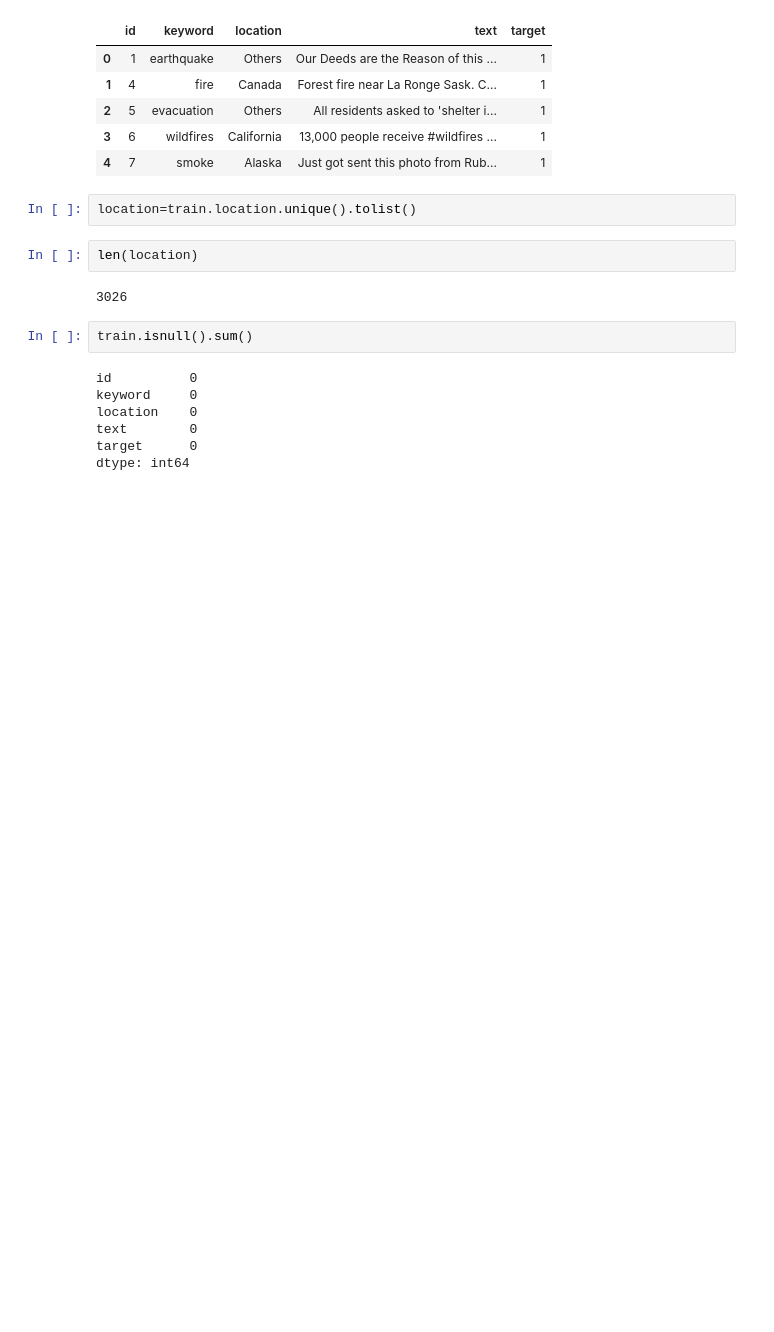
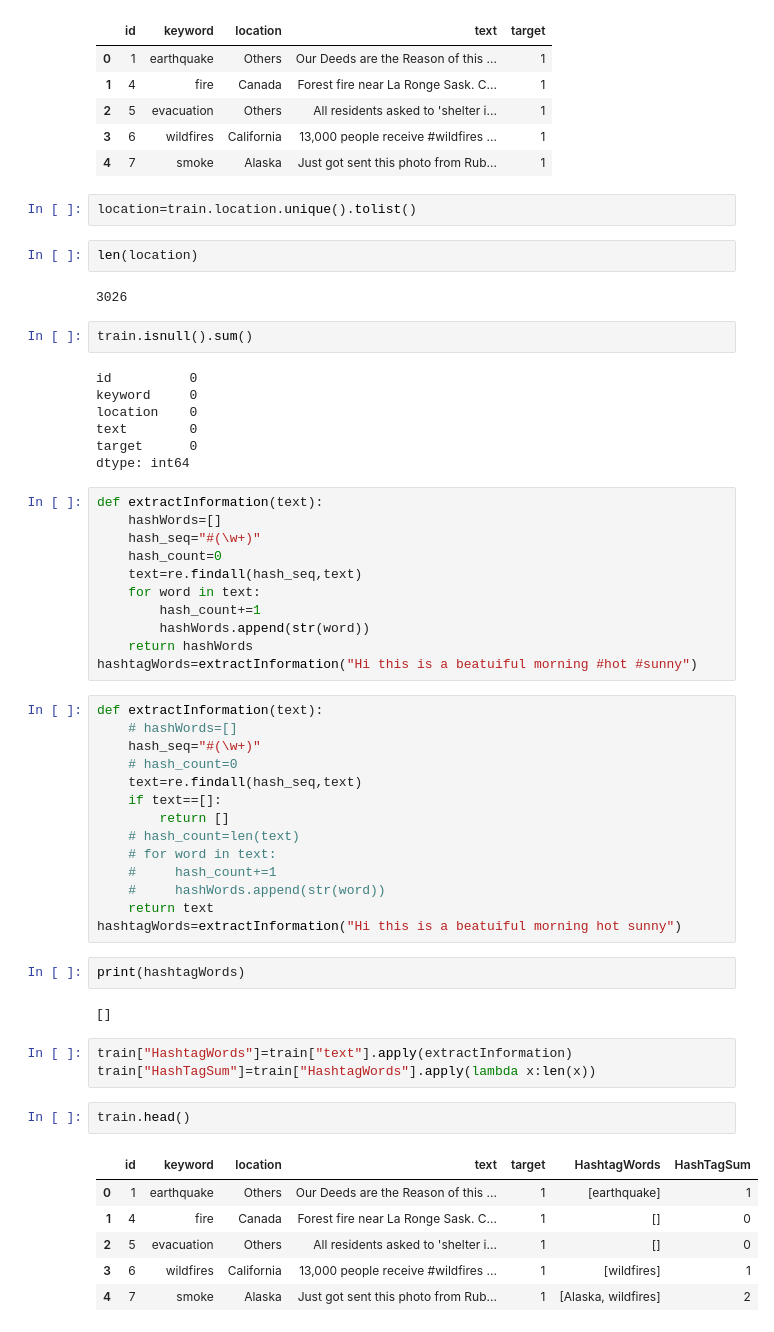
Before and after one commit to Akb-25/Natural-Disaster-Prediction-Kaggle, a Jupyter notebook: work.ipynb, the cells around one changed output. Drawn from its saved outputs; the diff is of its cells as text; blank space fills up the shorter version.

```diff
--- a/work.ipynb
+++ b/work.ipynb
@@ -331,3 +331,44 @@ location    0
 text        0
 target      0
 dtype: int64
+# %%
+def extractInformation(text):
+    hashWords=[]
+    hash_seq="#(\w+)"
+    hash_count=0
+    text=re.findall(hash_seq,text)
+    for word in text:
+        hash_count+=1
+        hashWords.append(str(word))
+    return hashWords
+hashtagWords=extractInformation("Hi this is a beatuiful morning #hot #sunny")
+# %%
+def extractInformation(text):
+    # hashWords=[]
+    hash_seq="#(\w+)"
+    # hash_count=0
+    text=re.findall(hash_seq,text)
+    if text==[]:
+        return []
+    # hash_count=len(text)
+    # for word in text:
+    #     hash_count+=1
+    #     hashWords.append(str(word))
+    return text
+hashtagWords=extractInformation("Hi this is a beatuiful morning hot sunny")
+# %%
+print(hashtagWords)
+# %% [output]
+[]
+# %%
+train["HashtagWords"]=train["text"].apply(extractInformation)
+train["HashTagSum"]=train["HashtagWords"].apply(lambda x:len(x))
+# %%
+train.head()
+# %% [output]
+|  | id | keyword | location | text | target | HashtagWords | HashTagSum |
+| 0 | 1 | earthquake | Others | Our Deeds are the Reason of this ... | 1 | [earthquake] | 1 |
+| 1 | 4 | fire | Canada | Forest fire near La Ronge Sask. C... | 1 | [] | 0 |
+| 2 | 5 | evacuation | Others | All residents asked to 'shelter i... | 1 | [] | 0 |
+| 3 | 6 | wildfires | California | 13,000 people receive #wildfires ... | 1 | [wildfires] | 1 |
+| 4 | 7 | smoke | Alaska | Just got sent this photo from Rub... | 1 | [Alaska, wildfires] | 2 |
```
Also changed, not shown: parts of 2 cells of this notebook.
